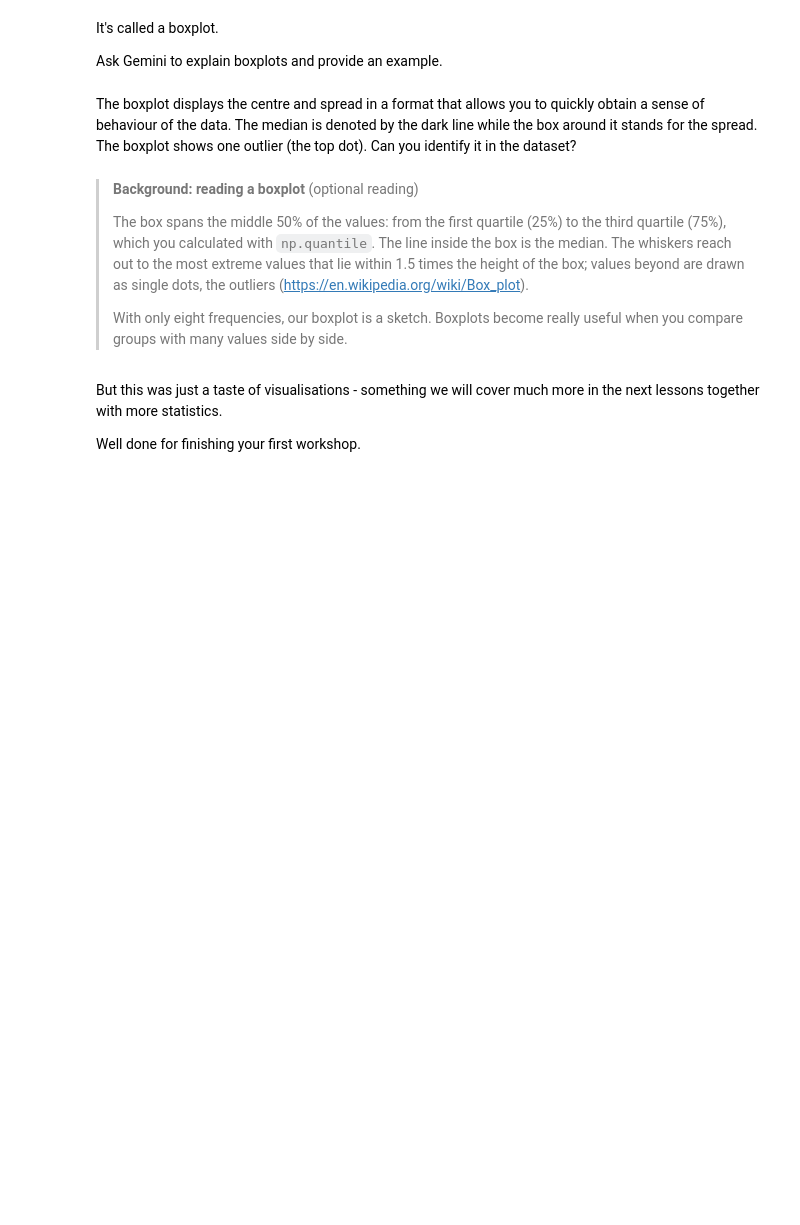
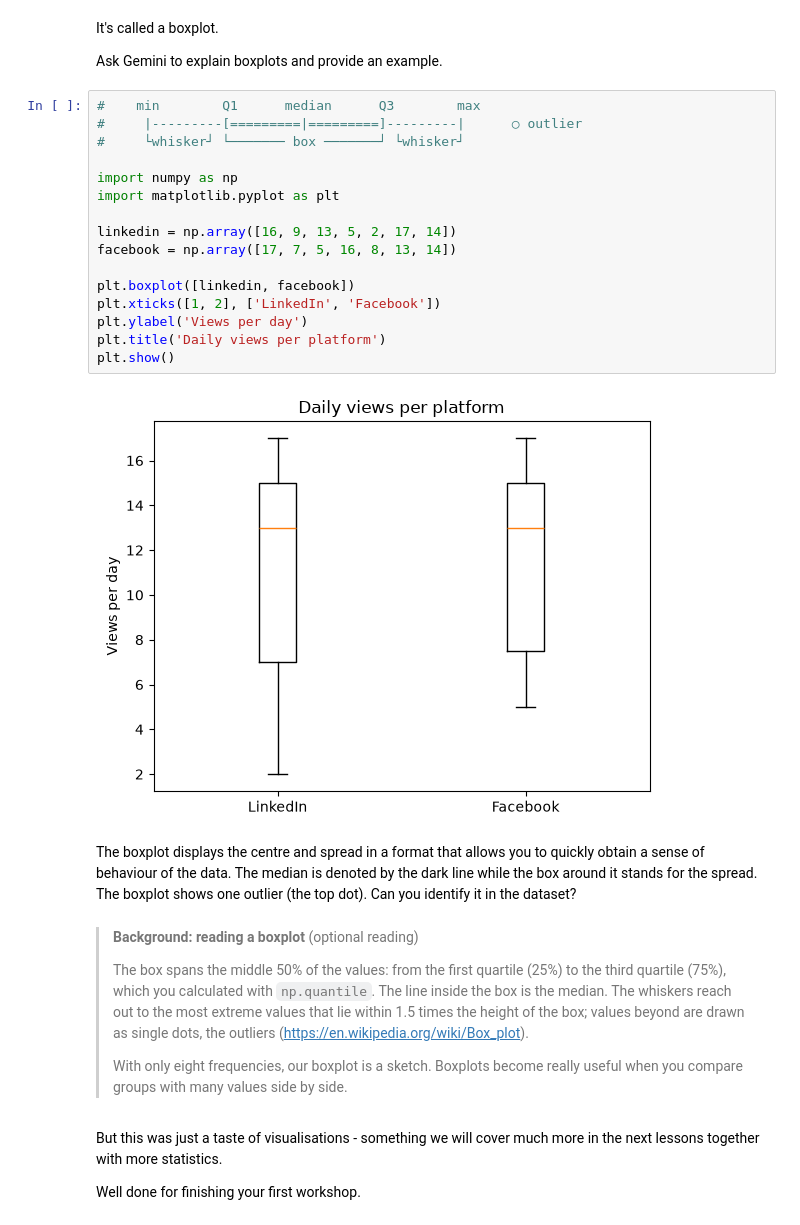
Before and after one commit to mrmeerkat0815/Cultural-Data-analysis-Nino, a Jupyter notebook: Week1_Workshop.ipynb, the cells around one changed output. Drawn from its saved outputs; the diff is of its cells as text; blank space fills up the shorter version.

```diff
--- a/Week1_Workshop.ipynb
+++ b/Week1_Workshop.ipynb
@@ -498,6 +922,24 @@ sns.boxplot(freq)
 It's called a boxplot.
 
 Ask Gemini to explain boxplots and provide an example.
+# %%
+#    min        Q1      median      Q3        max
+#     |---------[=========|=========]---------|      ○ outlier
+#     └whisker┘ └─────── box ───────┘ └whisker┘
+
+import numpy as np
+import matplotlib.pyplot as plt
+
+linkedin = np.array([16, 9, 13, 5, 2, 17, 14])
+facebook = np.array([17, 7, 5, 16, 8, 13, 14])
+
+plt.boxplot([linkedin, facebook])
+plt.xticks([1, 2], ['LinkedIn', 'Facebook'])
+plt.ylabel('Views per day')
+plt.title('Daily views per platform')
+plt.show()
+# %% [output]
+[figure, added]
 # %% [markdown]
 The boxplot displays the centre and spread in a format that allows you to quickly obtain a sense of behaviour of the data. The median is denoted by the dark line while the box around it stands for the spread. The boxplot shows one outlier (the top dot). Can you identify it in the dataset?
 # %% [markdown]
```
Also changed, not shown: parts of 89 cells of this notebook.
